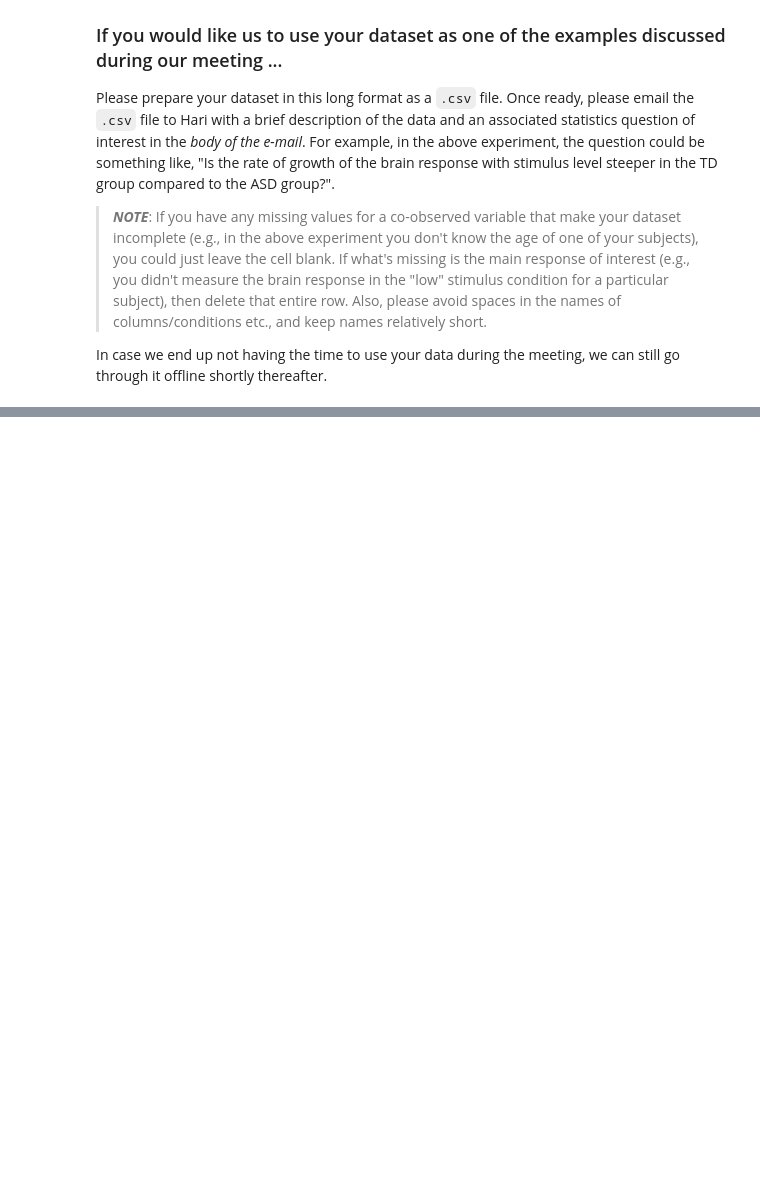
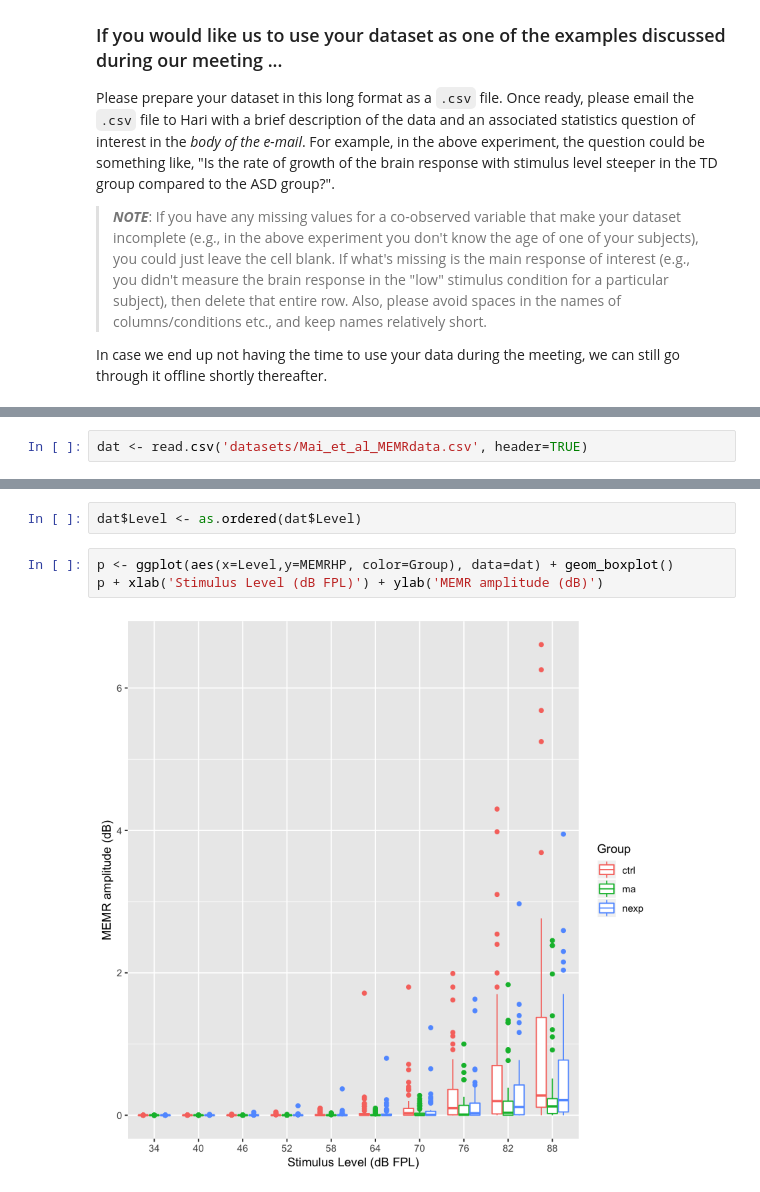
Before and after one commit to haribharadwaj/notebooks, a Jupyter notebook: STATS/LinearMixedModels.ipynb, the cells around one changed output, grey strips where cells are left out. Saved outputs shown, nothing was run; the diff lists cells and outputs as text; blank space fills up the shorter version.

```diff
--- a/STATS/LinearMixedModels.ipynb
+++ b/STATS/LinearMixedModels.ipynb
@@ -47,0 +137,2 @@ In case we end up not having the time to use your data during the meeting, we ca
+# %%
+dat <- read.csv('datasets/Mai_et_al_MEMRdata.csv', header=TRUE)
@@ -47,0 +155,7 @@ In case we end up not having the time to use your data during the meeting, we ca
+# %%
+dat$Level <- as.ordered(dat$Level)
+# %%
+p <- ggplot(aes(x=Level,y=MEMRHP, color=Group), data=dat) + geom_boxplot()
+p + xlab('Stimulus Level (dB FPL)') + ylab('MEMR amplitude (dB)')
+# %% [output]
+[figure, added]
```
Also changed, not shown: parts of 30 cells of this notebook, 1 other file.
